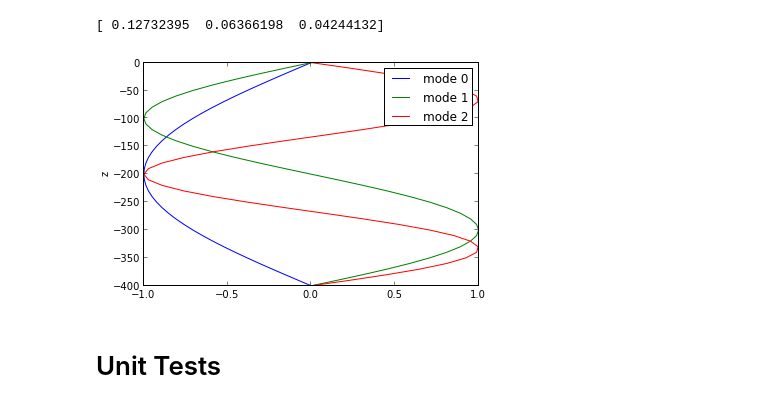
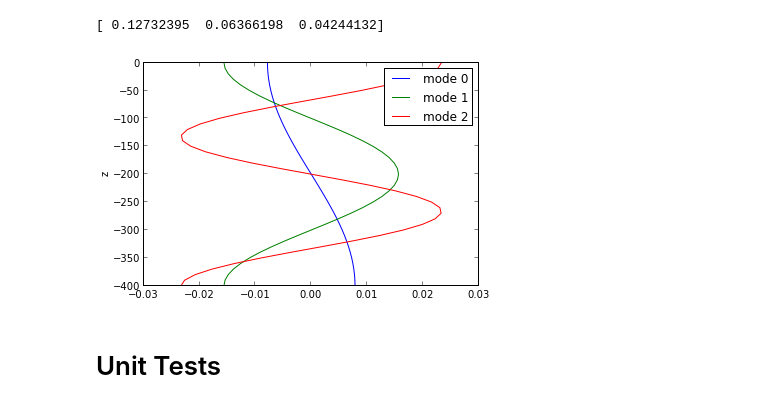
Before and after one commit to UBC-MOAD/AIMS-Workshop, a Jupyter notebook: dynmodes/dynmodes.ipynb, the cells around one changed output. Saved outputs shown, nothing was run; the diff lists cells and outputs as text; code cells hidden in the pictures.

Commit message:
Remove units from horizontal modes & tweak mode plotting function.

```diff
--- a/dynmodes/dynmodes.ipynb
+++ b/dynmodes/dynmodes.ipynb
@@ -124,7 +124,7 @@ we put everythng together:
   * calculate the modal speeds
   * calculate the horizontal modes by differention of the vertical modes
 # %%
-def dynmodes(Nsq, depth, nmodes, rho0=1028):
+def dynmodes(Nsq, depth, nmodes):
     """Calculate ocean dynamic vertical modes
     taking a column vector of Brunt-Vaisala values (Nsq) at
     different depths (depth) and calculating some number of
@@ -147,7 +147,7 @@ def dynmodes(Nsq, depth, nmodes, rho0=1028):
     # Horizontal velocity modes
     pmodes = np.zeros_like(wmodes)
     # 1st derivative of vertical modes
-    pr = np.diff(wmodes)* rho0 * (ce ** 2).reshape(-1, 1) / dz
+    pr = np.diff(wmodes) / dz
     # Linear interpolation on to the vertical coordinate grid
     pmodes[:, 1:nz - 1] = (pr[:, 1:nz - 1] + pr[:, :nz - 2]) / 2
     pmodes[:, 0] = pr[:, 0]
@@ -211,10 +211,10 @@ analytical = np.array((const, const / 2, const / 3))
 print analytical
 # %% [output]
 [ 0.12732395  0.06366198  0.04244132]
-# %%
-plot_wmodes(wmodes, depth)
-# %% [output]
-[figure, removed]
+# %%
+plot_modes(pmodes, depth)
+# %% [output]
+[figure, added]
 # %% [markdown]
 # Unit Tests #
 # %%
```
Also changed, not shown: parts of 1 cell of this notebook.
